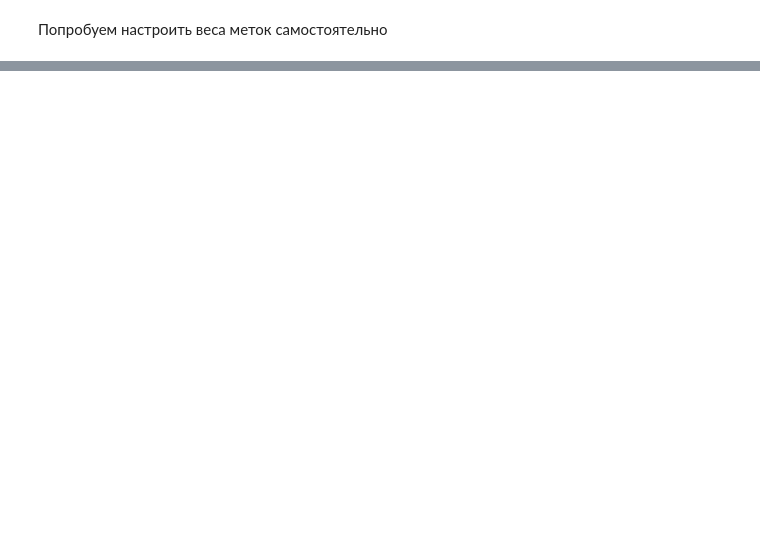
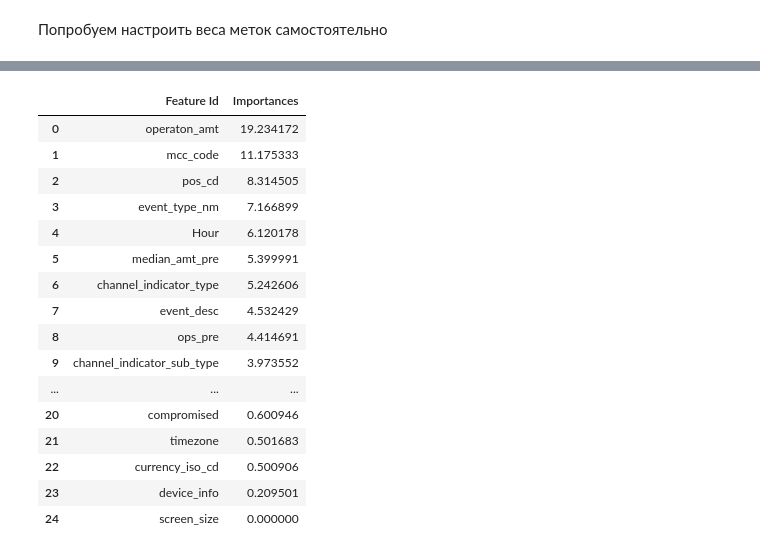
Before and after one commit to DrummerRed/Data-Fusion-Contest-2026_Task-1-Guardian, a Jupyter notebook: Trying-part_4/model_training_part2.ipynb, the cells around one changed output, grey strips where cells are left out. Saved outputs shown, nothing was run; the diff lists cells and outputs as text; code cells hidden in the pictures; blank space fills up the shorter version.

```diff
--- a/Trying-part_4/model_training_part2.ipynb
+++ b/Trying-part_4/model_training_part2.ipynb
@@ -217,6 +271,26 @@ PR-AUC: 0.04335868651316837
 
 Confusion matrix
 [figure]
+# %%
+CatBoost.get_feature_importance(type='PredictionValuesChange', prettified=True)
+# %% [output]
+|  | Feature Id | Importances |
+| 0 | operaton_amt | 19.234172 |
+| 1 | mcc_code | 11.175333 |
+| 2 | pos_cd | 8.314505 |
+| 3 | event_type_nm | 7.166899 |
+| 4 | Hour | 6.120178 |
+| 5 | median_amt_pre | 5.399991 |
+| 6 | channel_indicator_type | 5.242606 |
+| 7 | event_desc | 4.532429 |
+| 8 | ops_pre | 4.414691 |
+| 9 | channel_indicator_sub_type | 3.973552 |
+| ... | ... | ... |
+| 20 | compromised | 0.600946 |
+| 21 | timezone | 0.501683 |
+| 22 | currency_iso_cd | 0.500906 |
+| 23 | device_info | 0.209501 |
+| 24 | screen_size | 0.000000 |
 # %%
 weights = {0: 1, 1: 100}
 CatBoost = CatBoostClassifier(iterations=50, depth=7, class_weights=weights, cat_features=cat_features, verbose=False)
```
Also changed, not shown: parts of 22 cells of this notebook, 1 other file.
